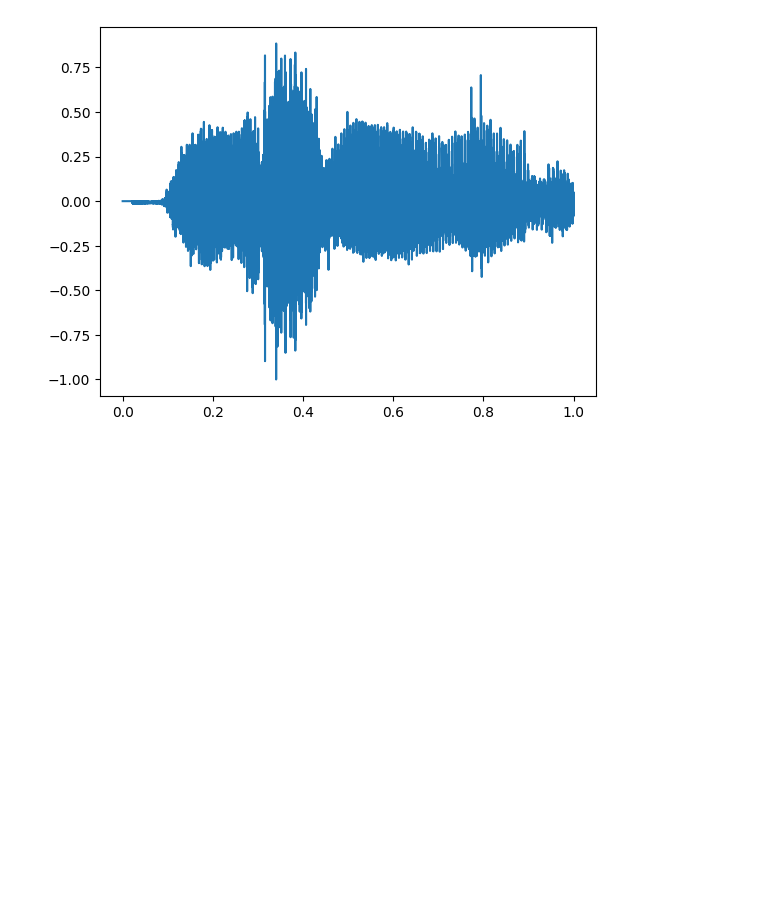
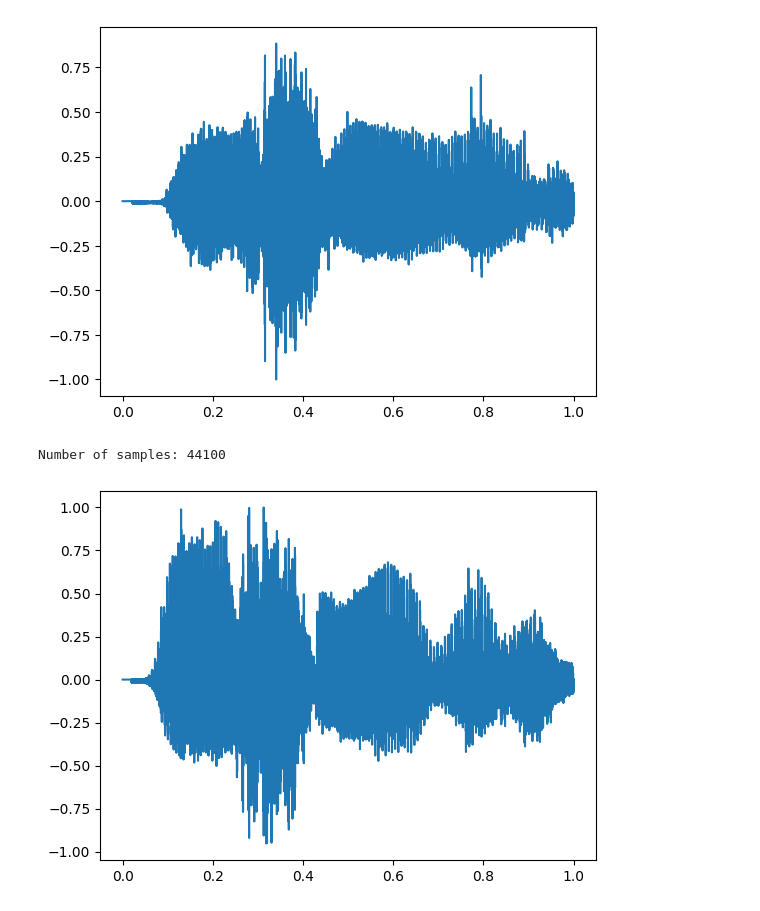
Before and after one commit to renzperit11/DSP, a Jupyter notebook: audio_recognition_project/cleanAudiofile.ipynb, the cells around one changed output. Saved outputs shown, nothing was run; the diff lists cells and outputs as text; code cells hidden in the pictures; blank space fills up the shorter version.

```diff
--- a/audio_recognition_project/cleanAudiofile.ipynb
+++ b/audio_recognition_project/cleanAudiofile.ipynb
@@ -530,0 +556,19 @@ myVoice.plot()
+# %%
+import librosa
+
+# Load the audio file
+audio, sample_rate = librosa.load('clean_ece13.wav', sr=44100)
+
+# Get the number of samples
+num_samples = len(audio)
+
+print(f"Number of samples: {num_samples}")
+# %% [output]
+Number of samples: 44100
+# %%
+from thinkdsp import read_wave
+myVoice = read_wave('clean_ece13.wav')
+
+myVoice.plot()
+# %% [output]
+[figure, added]
```
Also changed, not shown: parts of 1 cell of this notebook.
